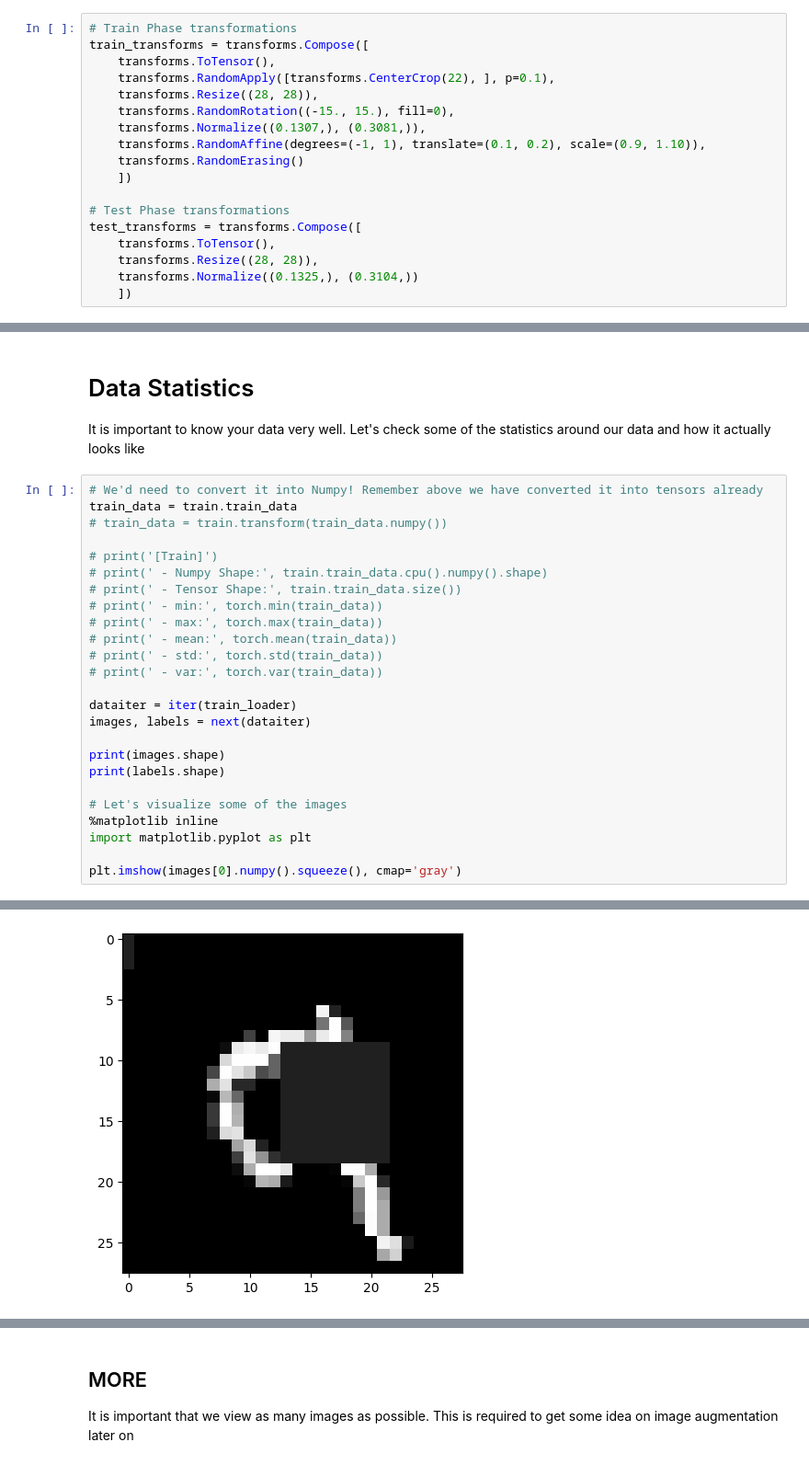
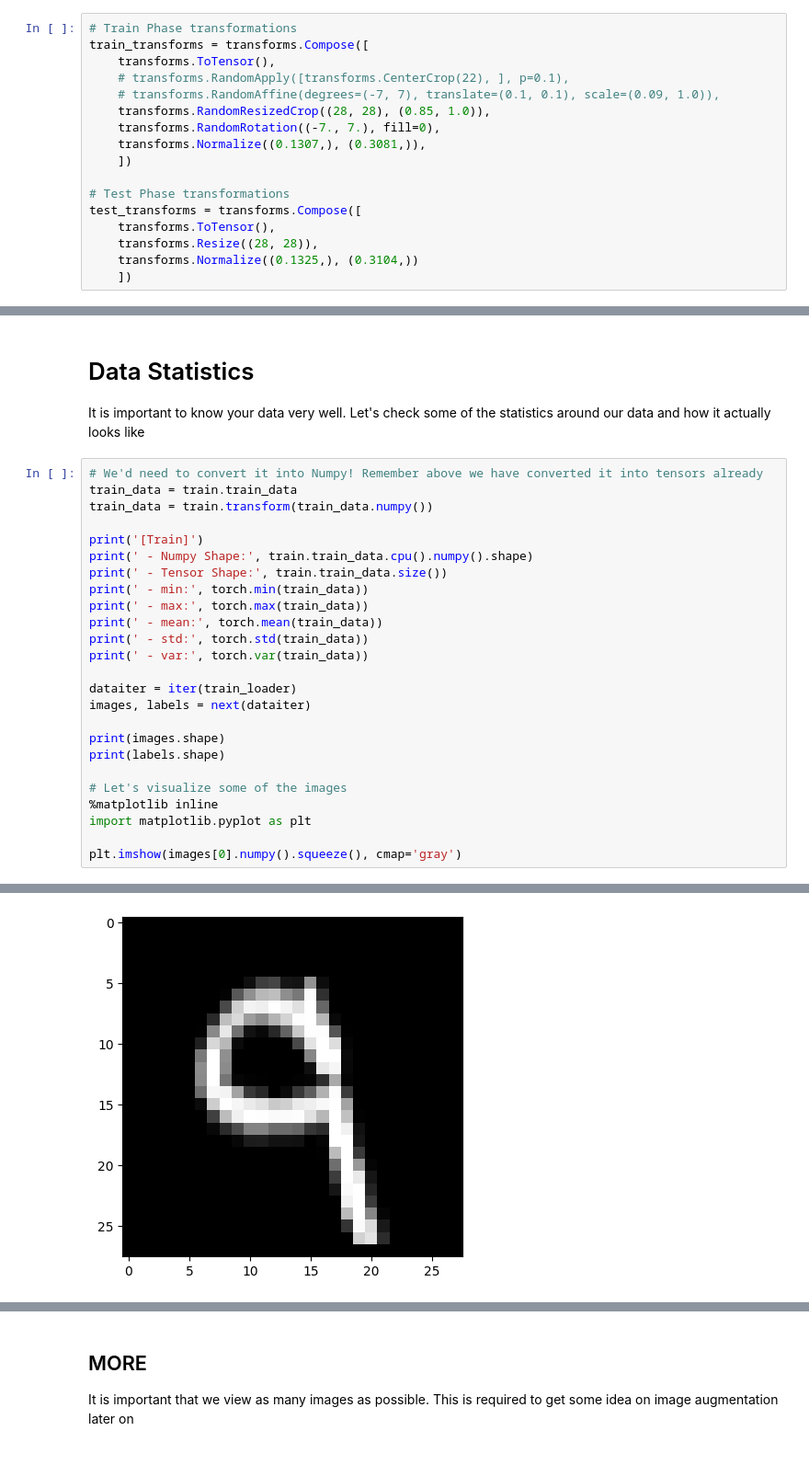
Before and after one commit to Shilpaj1994/ERA, a Jupyter notebook: Session7/F6.ipynb, the cells around one changed output, grey strips where cells are left out. Shown: that part at 92% size. Drawn from its saved outputs; the diff is of its cells as text.

```diff
--- a/Session7/F6.ipynb
+++ b/Session7/F6.ipynb
@@ -71,12 +62,11 @@ You can read more about them [here](https://pytorch.org/docs/stable/_modules/tor
 # Train Phase transformations
 train_transforms = transforms.Compose([
     transforms.ToTensor(),
-    transforms.RandomApply([transforms.CenterCrop(22), ], p=0.1),
-    transforms.Resize((28, 28)),
-    transforms.RandomRotation((-15., 15.), fill=0),
+    # transforms.RandomApply([transforms.CenterCrop(22), ], p=0.1),
+    # transforms.RandomAffine(degrees=(-7, 7), translate=(0.1, 0.1), scale=(0.09, 1.0)),
+    transforms.RandomResizedCrop((28, 28), (0.85, 1.0)),
+    transforms.RandomRotation((-7., 7.), fill=0),
     transforms.Normalize((0.1307,), (0.3081,)),
-    transforms.RandomAffine(degrees=(-1, 1), translate=(0.1, 0.2), scale=(0.9, 1.10)),
-    transforms.RandomErasing()
     ])
 
 # Test Phase transformations
@@ -138,16 +128,16 @@ It is important to know your data very well. Let's check some of the statistics
 # %%
 # We'd need to convert it into Numpy! Remember above we have converted it into tensors already
 train_data = train.train_data
-# train_data = train.transform(train_data.numpy())
+train_data = train.transform(train_data.numpy())
 
-# print('[Train]')
-# print(' - Numpy Shape:', train.train_data.cpu().numpy().shape)
-# print(' - Tensor Shape:', train.train_data.size())
-# print(' - min:', torch.min(train_data))
-# print(' - max:', torch.max(train_data))
-# print(' - mean:', torch.mean(train_data))
-# print(' - std:', torch.std(train_data))
-# print(' - var:', torch.var(train_data))
+print('[Train]')
+print(' - Numpy Shape:', train.train_data.cpu().numpy().shape)
+print(' - Tensor Shape:', train.train_data.size())
+print(' - min:', torch.min(train_data))
+print(' - max:', torch.max(train_data))
+print(' - mean:', torch.mean(train_data))
+print(' - std:', torch.std(train_data))
+print(' - var:', torch.var(train_data))
 
 dataiter = iter(train_loader)
 images, labels = next(dataiter)
@@ -167 +165 @@ torch.Size([64])
-[figure, old version]
+[figure, new version]
```
Also changed, not shown: parts of 18 cells of this notebook, 13 other files.
